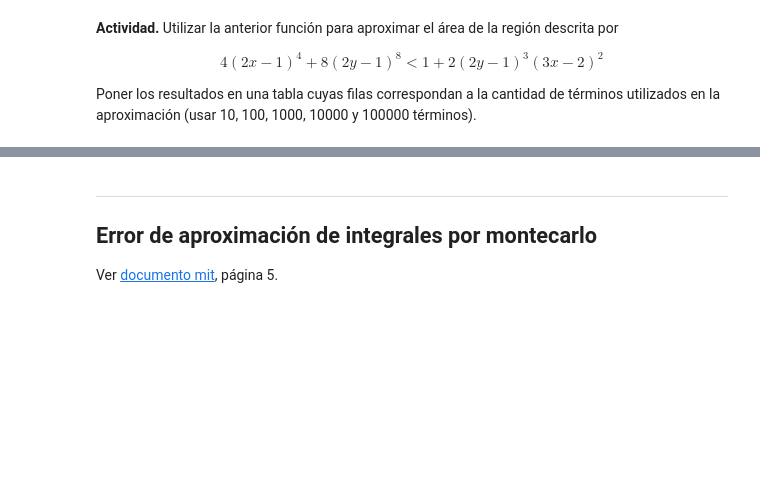
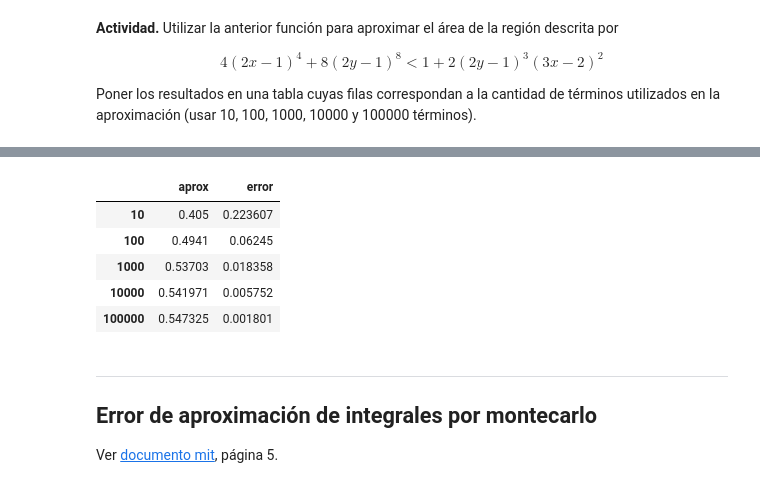
Before and after one commit to ArellanoMCarlos/SimMat-V2023, a Jupyter notebook: Montecarlo/IntegracionMontecarlo.ipynb, the cells around one changed output, grey strips where cells are left out. Drawn from its saved outputs; the diff is of its cells as text; code cells hidden in the pictures; blank space fills up the shorter version.

```diff
--- a/Montecarlo/IntegracionMontecarlo.ipynb
+++ b/Montecarlo/IntegracionMontecarlo.ipynb
@@ -445,0 +450,6 @@ Poner los resultados en una tabla cuyas filas correspondan a la cantidad de tér
+# %%
+def montecarlo2(bernoulli,xm,xM,ym,yM,N):
+    ux=np.random.uniform(xm,xM,N)
+    uy=np.random.uniform(ym,yM,N)
+    B=bernoulli(ux,uy)
+    return B.mean() # Aproximación de la relación AD/AR
@@ -446,3 +472,19 @@ Poner los resultados en una tabla cuyas filas correspondan a la cantidad de tér
+# %%
+Ns=np.logspace(1,5,5).astype('int')
+T=pd.DataFrame(index=Ns,columns=('aprox','error'))
+AR=(xM-xm)*(yM-ym)
+for N in Ns:
+    rel=montecarlo2(region,xm,xM,ym,yM,N)
+    T.loc[N,'aprox']=AR*rel                                # Integral AD
+    T.loc[N,'error']=1/np.sqrt(N)*np.sqrt(rel*(1-rel)/rel) # Error relativo
+T
+# %% [output]
+|  | aprox | error |
+| 10 | 0.405 | 0.223607 |
+| 100 | 0.4941 | 0.06245 |
+| 1000 | 0.53703 | 0.018358 |
+| 10000 | 0.541971 | 0.005752 |
+| 100000 | 0.547325 | 0.001801 |
 # %% [markdown]
 ___
 ## Error de aproximación de integrales por montecarlo
```
Also changed, not shown: parts of 3 cells of this notebook.
